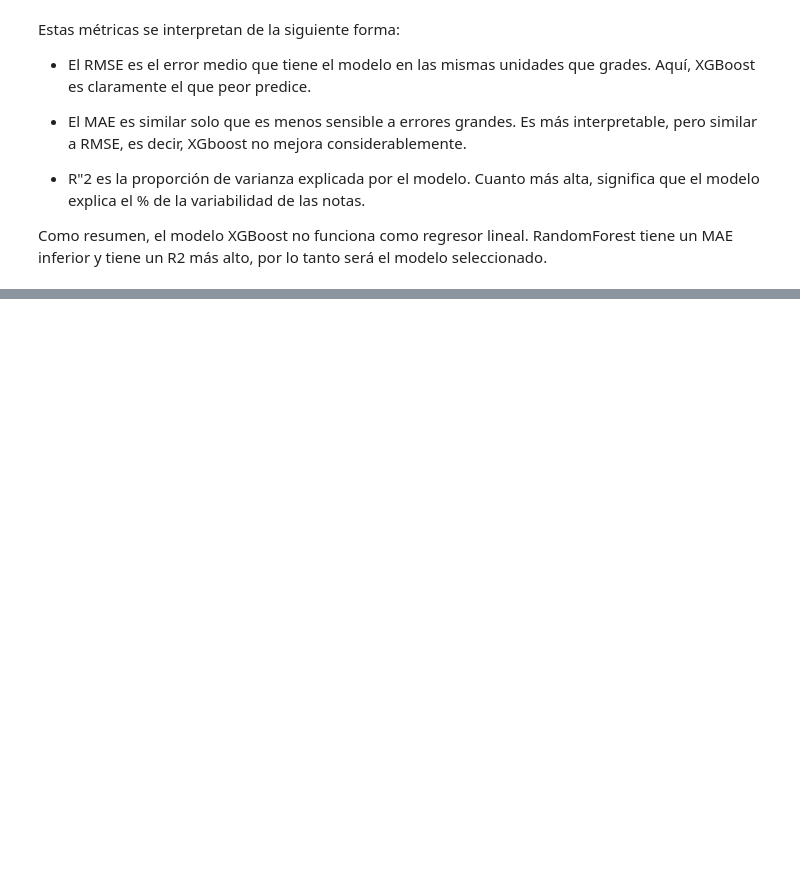
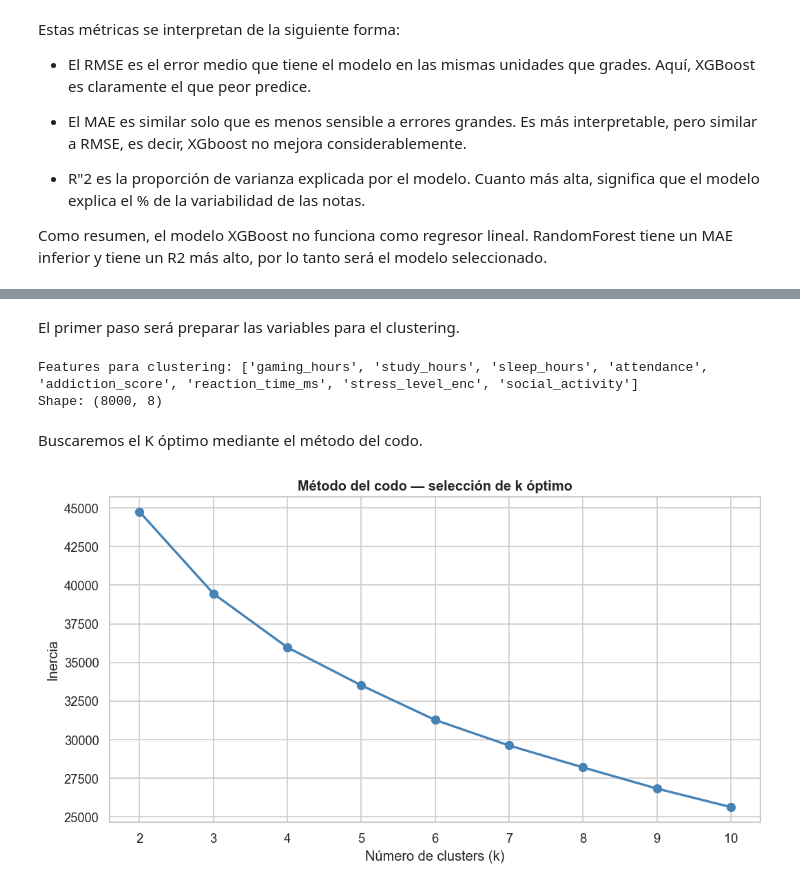
Before and after one commit to alegonzjur/GamingAcademicPerformance, a Jupyter notebook: 03_modelo_ml.ipynb, the cells around one changed output, grey strips where cells are left out. Cells and saved outputs as stored; diff of their text form; code cells hidden in the pictures; blank space fills up the shorter version.

```diff
--- a/03_modelo_ml.ipynb
+++ b/03_modelo_ml.ipynb
@@ -432,0 +530,44 @@ Como resumen, el modelo XGBoost no funciona como regresor lineal. RandomForest t
+# %% [markdown]
+El primer paso será preparar las variables para el clustering.
+# %%
+# Selección de variables.
+feat_cluster = ['gaming_hours', 'study_hours', 'sleep_hours',
+    'attendance', 'addiction_score', 'reaction_time_ms',
+    'stress_level_enc', 'social_activity']
+
+X_cluster = df[feat_cluster].copy()
+
+# Aplicamos escalado. KMeans utiliza distancias euclídeas, por tanto es obligatorio.
+scaler_cluster = StandardScaler()
+X_cluster_scaled = scaler_cluster.fit_transform(X_cluster)
+
+print(f'Features para clustering: {feat_cluster}')
+print(f'Shape: {X_cluster_scaled.shape}')
+# %% [output]
+Features para clustering: ['gaming_hours', 'study_hours', 'sleep_hours', 'attendance', 'addiction_score', 'reaction_time_ms', 'stress_level_enc', 'social_activity']
+Shape: (8000, 8)
+# %% [markdown]
+Buscaremos el K óptimo mediante el método del codo.
+# %%
+inercias = []
+rango_k = range(2,11)
+
+for k in rango_k:
+    km = KMeans(n_clusters=k, random_state=42, n_init=10)
+    km.fit(X_cluster_scaled)
+    inercias.append(km.inertia_)
+
+# Graficamos.
+fig, ax = plt.subplots(figsize=(9,5))
+ax.plot(rango_k, inercias, marker='o', color='steelblue', linewidth=2, markersize=7)
+ax.set_xlabel('Número de clusters (k)')
+ax.set_ylabel('Inercia')
+ax.set_title('Método del codo — selección de k óptimo', fontweight='bold')
+ax.set_xticks(list(rango_k))
+
+# Mostramos gráfico.
+plt.tight_layout()
+plt.savefig('./img/fig_elbow.png', dpi=120, bbox_inches='tight')
+plt.show()
+# %% [output]
+[figure, added]
```
Also changed, not shown: parts of 26 cells of this notebook, 10 other files.
